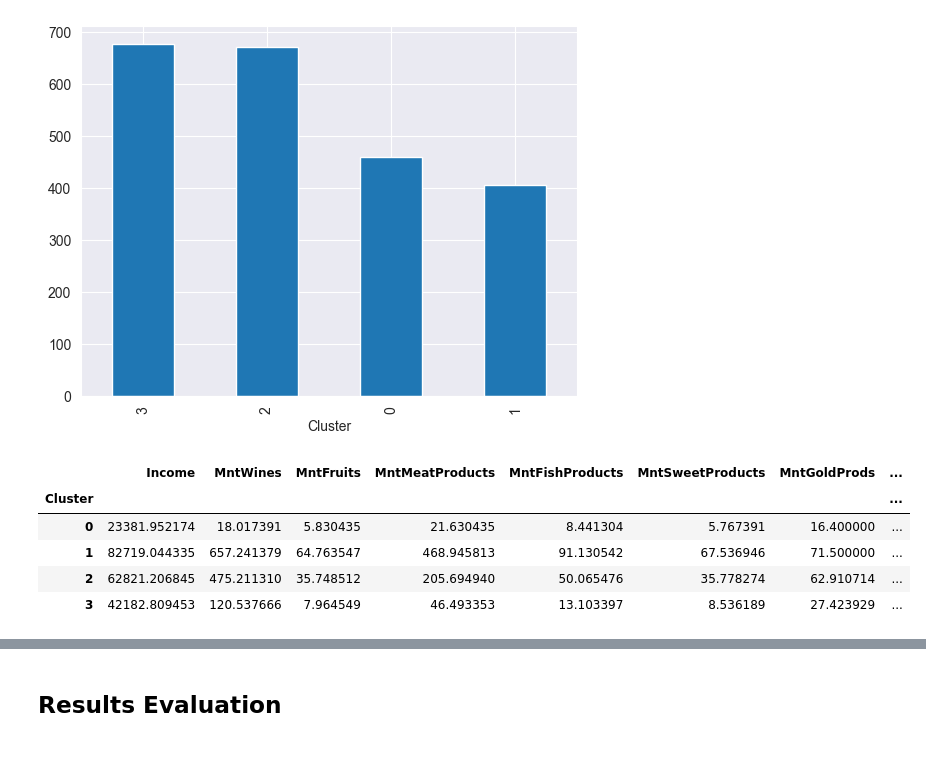
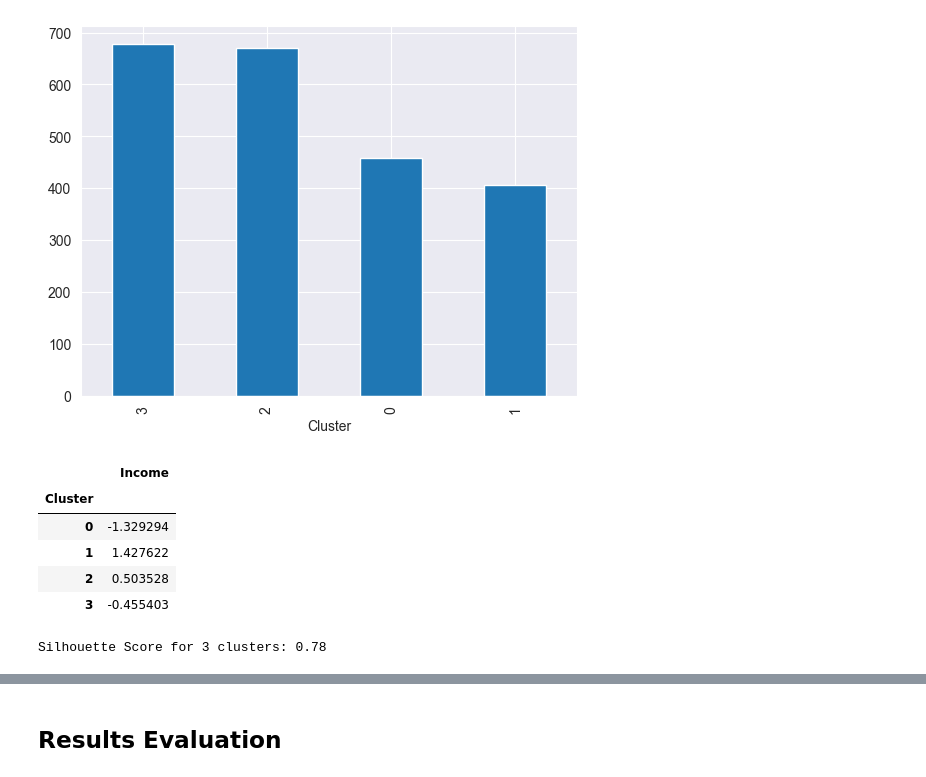
Before and after one commit to joojaa7/dataK-koneO, a Jupyter notebook: Project/project.ipynb, the cells around one changed output, grey strips where cells are left out. Drawn from its saved outputs; the diff is of its cells as text; code cells hidden in the pictures.

```diff
--- a/Project/project.ipynb
+++ b/Project/project.ipynb
@@ -12,4 +12,4 @@ df['TotalSpent'] = df['MntWines'] + df['MntFruits'] + df['MntMeatProducts'] + df
 df["Age"] = 2025 - df["Year_Birth"]
 df.drop(['ID'] , axis=1, inplace=True)
 df.drop(df[df['Income'] > 200000].index, inplace = True)
-df.dropna()
+df = df.dropna()
@@ -30,13 +16,17 @@ df.dropna()
 # %%
-features = ["Income","MntWines", "MntFruits", "MntMeatProducts", "MntFishProducts", "MntSweetProducts", "MntGoldProds","Kidhome", "Teenhome","NumWebPurchases","NumCatalogPurchases","Age"]
-X = df[features]
-X = X.dropna()
+features = ["Income"]
+features_spent = ["TotalSpent"]
+X_continuous = df[features]
 # %% [markdown]
 ## Data Modeling
 # %%
 from sklearn.cluster import KMeans
 import matplotlib.pyplot as plt
 from sklearn.preprocessing import StandardScaler
+scaler = StandardScaler()
+X_continuous_scaled = scaler.fit_transform(X_continuous)
+# Convert back to DataFrame
+X_scaled = pd.DataFrame(X_continuous_scaled, columns=features)
 
 
 
@@ -45,7 +35,7 @@ K_range = range(2, 10)
 
 for k in K_range:
     model = KMeans(n_clusters=k, random_state=42)
-    model.fit(X)
+    model.fit(X_scaled)
     inertia.append(model.inertia_)
 
 # Plot Elbow Curve
@@ -60,6 +76,7 @@ plt.show()
 # %%
-model = KMeans(init='random', n_clusters=4, random_state=42).fit(X)
-X['Cluster'] = model.labels_
-X['Cluster'].value_counts()
+model = KMeans(init='random', n_clusters=4, random_state=42).fit(X_scaled)
+model_spent = KMeans(init='random', n_clusters=4, random_state=42).fit(X_scaled_spent)
+X_scaled['Cluster'] = model.labels_
+X_scaled['Cluster'].value_counts()
 # %% [output]
 Cluster
@@ -75,12 +92,19 @@ X['Cluster'].value_counts().plot(kind='bar')
 [figure]
 # %%
 
-X.groupby('Cluster').mean()
+X_scaled.groupby('Cluster').mean()
 # %% [output]
-|  | Income | MntWines | MntFruits | MntMeatProducts | MntFishProducts | MntSweetProducts | MntGoldProds | ... |
-| Cluster |  |  |  |  |  |  |  | ... |
-| 0 | 23381.952174 | 18.017391 | 5.830435 | 21.630435 | 8.441304 | 5.767391 | 16.400000 | ... |
-| 1 | 82719.044335 | 657.241379 | 64.763547 | 468.945813 | 91.130542 | 67.536946 | 71.500000 | ... |
-| 2 | 62821.206845 | 475.211310 | 35.748512 | 205.694940 | 50.065476 | 35.778274 | 62.910714 | ... |
-| 3 | 42182.809453 | 120.537666 | 7.964549 | 46.493353 | 13.103397 | 8.536189 | 27.423929 | ... |
+|  | Income |
+| Cluster |  |
+| 0 | -1.329294 |
+| 1 | 1.427622 |
+| 2 | 0.503528 |
+| 3 | -0.455403 |
+# %%
+from sklearn.metrics import silhouette_score
+# Compute Silhouette Score
+silhouette = silhouette_score(X_scaled, model.labels_)
+print(f"Silhouette Score for 3 clusters: {silhouette:.2f}")
+# %% [output]
+Silhouette Score for 3 clusters: 0.78
 # %%
```
Also changed, not shown: parts of 17 cells of this notebook.
